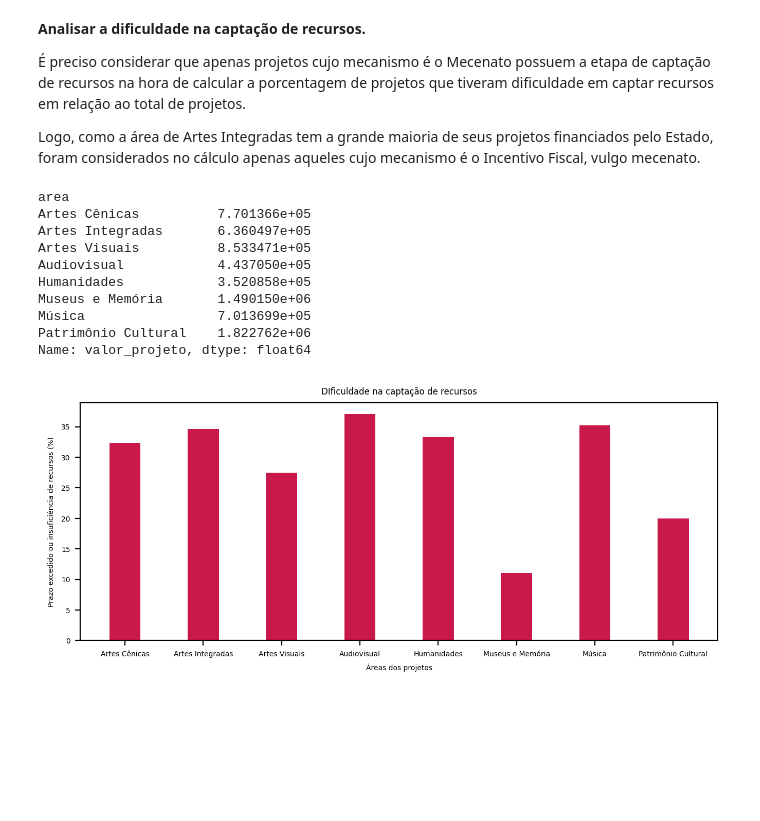
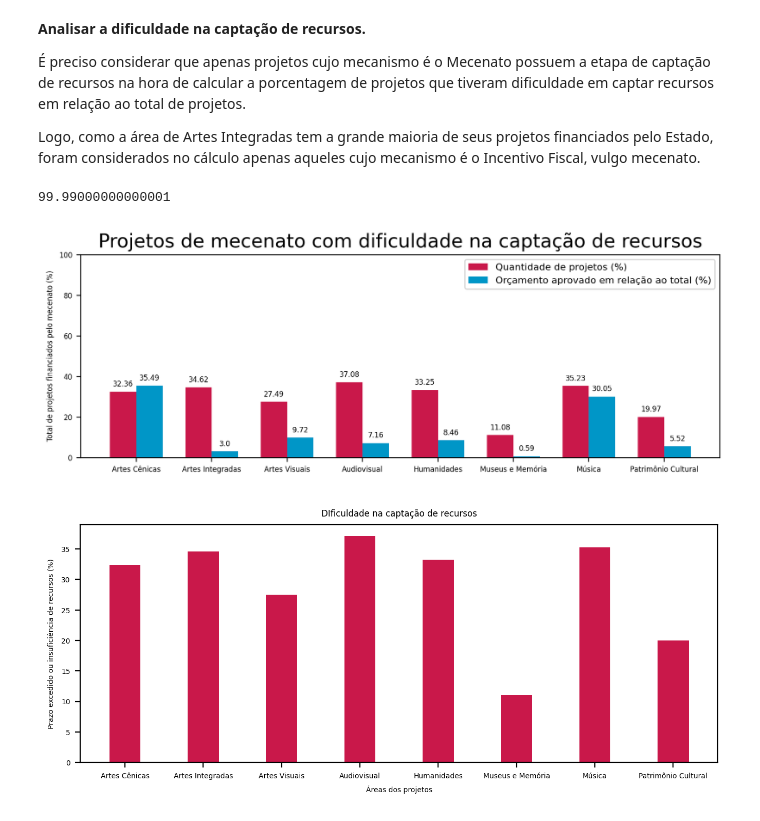
Before and after one commit to lorenaaxbastos/santander-coders-projects, a Jupyter notebook: Unit 2 - Programming Techniques I (PY)/Projeto EDA - Análise do Dataset da Lei Rouanet.ipynb, the cells around one changed output. Cells and saved outputs as stored; diff of their text form; code cells hidden in the pictures; blank space fills up the shorter version.

Commit message:
feat analise dos projetos que tiveram dificuldade em captar recursos

```diff
--- a/Unit 2 - Programming Techniques I (PY)/Projeto EDA - Análise do Dataset da Lei Rouanet.ipynb
+++ b/Unit 2 - Programming Techniques I (PY)/Projeto EDA - Análise do Dataset da Lei Rouanet.ipynb
@@ -571,21 +562,52 @@ situacao_captacao_projetos = ["Arquivado - por excesso de prazo sem captação",
 
 dificuldade_captacao_recursos = projetos[(projetos["situacao"].str.contains("|".join(situacao_captacao_projetos)))]
 projetos_via_mecenato = projetos[projetos["mecanismo"] == "Mecenato"]
-dificuldade_captacao_recursos_areas = dificuldade_captacao_recursos["area"].value_counts().sort_index() / projetos_via_mecenato["area"].value_counts().sort_index() * 100
+dificuldade_captacao_recursos_area = np.round(dificuldade_captacao_recursos["area"].value_counts().sort_index() / projetos_via_mecenato["area"].value_counts().sort_index() * 100, 2)
 
-valores = dificuldade_captacao_recursos[dificuldade_captacao_recursos["valor_projeto"] > 0].groupby("area")["valor_projeto"].mean()
-valores
+media_valores_area = np.round(dificuldade_captacao_recursos.groupby("area")["valor_aprovado"].sum() / dificuldade_captacao_recursos["valor_aprovado"].sum() * 100, 2)
+media_valores_area.sum()
 # %% [output]
-area
-Artes Cênicas          7.701366e+05
-Artes Integradas       6.360497e+05
-Artes Visuais          8.533471e+05
-Audiovisual            4.437050e+05
-Humanidades            3.520858e+05
-Museus e Memória       1.490150e+06
-Música                 7.013699e+05
-Patrimônio Cultural    1.822762e+06
-Name: valor_projeto, dtype: float64
+99.99000000000001
+# %%
+cores = ["#c9184a", "#0096c7"]
+rotulos = media_valores_area.index
+localizacao_rotulos = np.arange(len(rotulos))
+largura = 0.35
+
+plt.rcParams.update({"font.size": 6})
+
+fig, ax = plt.subplots(figsize=(8,3), dpi=200)
+ax.set_title("Projetos de mecenato com dificuldade na captação de recursos", fontsize=16)
+
+barras1 = ax.bar(localizacao_rotulos - largura/2, dificuldade_captacao_recursos_area, largura, label="Quantidade de projetos (%)", color=cores[0])
+barras2 = ax.bar(localizacao_rotulos + largura/2, media_valores_area, largura, label="Orçamento aprovado em relação ao total (%)", color=cores[1])
+
+ax.set_ylabel("Total de projetos financiados pelo mecenato (%)")
+ax.set_xticks(localizacao_rotulos)
+ax.set_xticklabels(rotulos)
+ax.legend(fontsize=8)
+
+
+def autolabel(barras):
+    """Attach a text label above each bar in *rects*, displaying its height."""
+    for barra in barras:
+        altura = barra.get_height()
+        ax.annotate(f'{altura}',
+                    xy=(barra.get_x() + barra.get_width() / 2, altura),
+                    xytext=(0, 3),
+                    textcoords="offset points",
+                    ha='center', va='bottom')
+
+
+autolabel(barras1)
+autolabel(barras2)
+
+fig.tight_layout()
+plt.ylim(top = 100)
+
+plt.show();
+# %% [output]
+[figure, added]
 # %%
 plt.rcParams.update({"font.size": 5})
 
```
Also changed, not shown: parts of 5 cells of this notebook.
